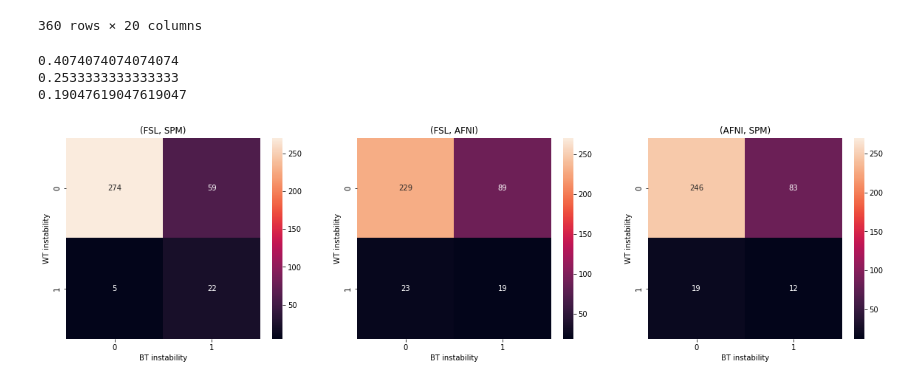
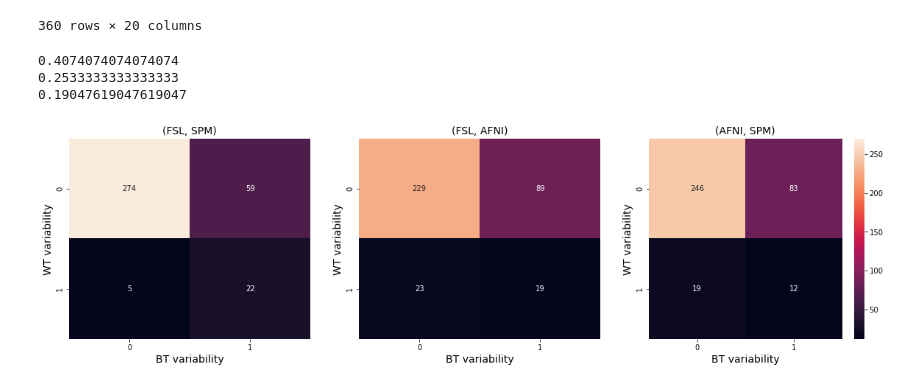
Before and after one commit to yohanchatelain/fuzzy-neurotools, a Jupyter notebook: data/Dice analysis.ipynb, the cells around one changed output. Saved outputs shown, nothing was run; the diff lists cells and outputs as text; code cells hidden in the pictures.

```diff
--- a/data/Dice analysis.ipynb
+++ b/data/Dice analysis.ipynb
@@ -74,21 +74,22 @@ def confusion_matrix(tool1, tool2):
 # %%
 from matplotlib import pyplot as plt
 import seaborn as sns
 
 plt.rcParams['figure.figsize'] = (20, 5)
 fig, axes = plt.subplots(1, 3)
 for i, tool_pair in enumerate(tool_pairs):
     accuracy, f1, sensitivity, confusion = confusion_matrix(*tool_pair)
     print(f1)
-    sns.heatmap(confusion, ax=axes[i], annot=True, vmax=270, fmt='g')
+    cbar = True if i == 2 else False
+    sns.heatmap(confusion, ax=axes[i], annot=True, vmax=270, fmt='g', cbar=cbar)
     title_ = "({}, {})".format(tool_pair[0].strip("''"), tool_pair[1].strip("''"))
-    axes[i].set_title(title_)
-    axes[i].set_xlabel('BT instability')
-    axes[i].set_ylabel('WT instability')
+    axes[i].set_title(title_, fontsize=14)
+    axes[i].set_xlabel('BT variability', fontsize=14)
+    axes[i].set_ylabel('WT variability', fontsize=14)
 
 plt.savefig('../paper/figures/dice_analysis-plot.png', bbox_inches='tight')
 # %% [output]
 0.4074074074074074
 0.2533333333333333
 0.19047619047619047
-[figure, old version]
+[figure, new version]
```
Also changed, not shown: 9 other files.
